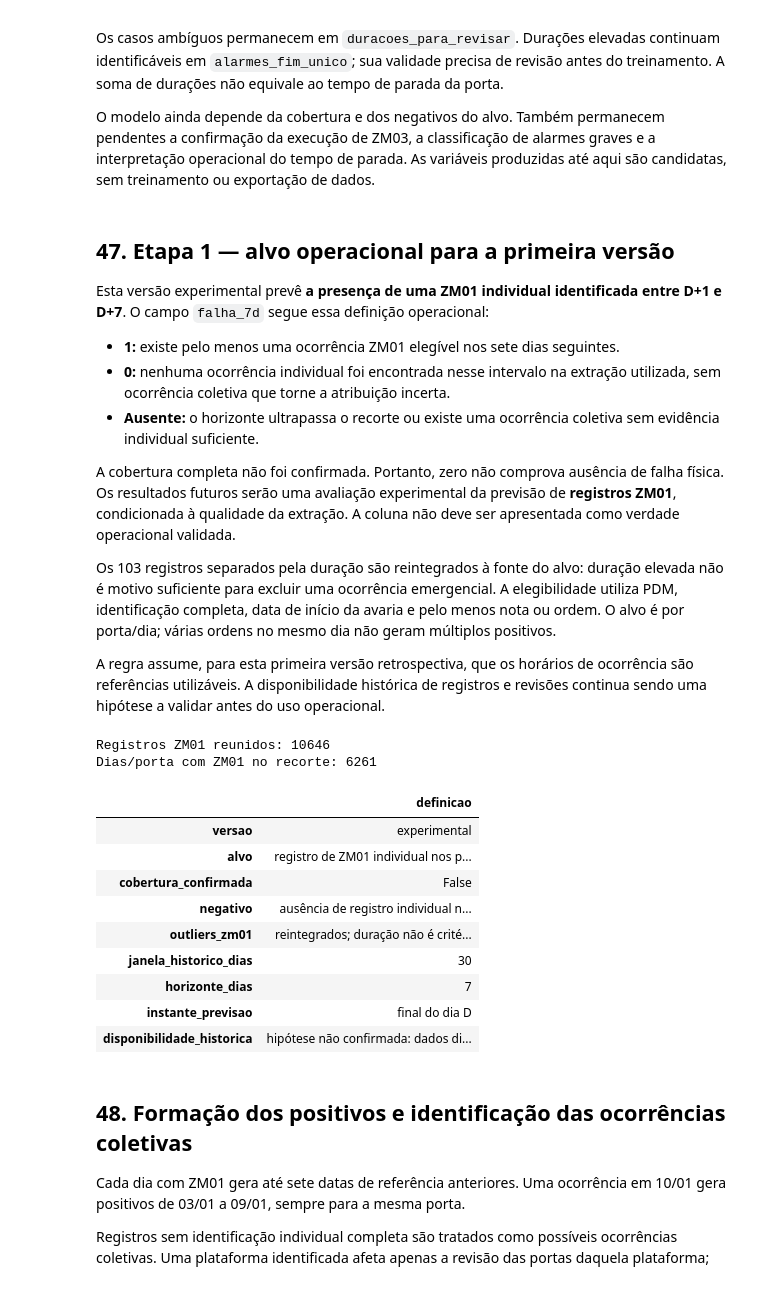
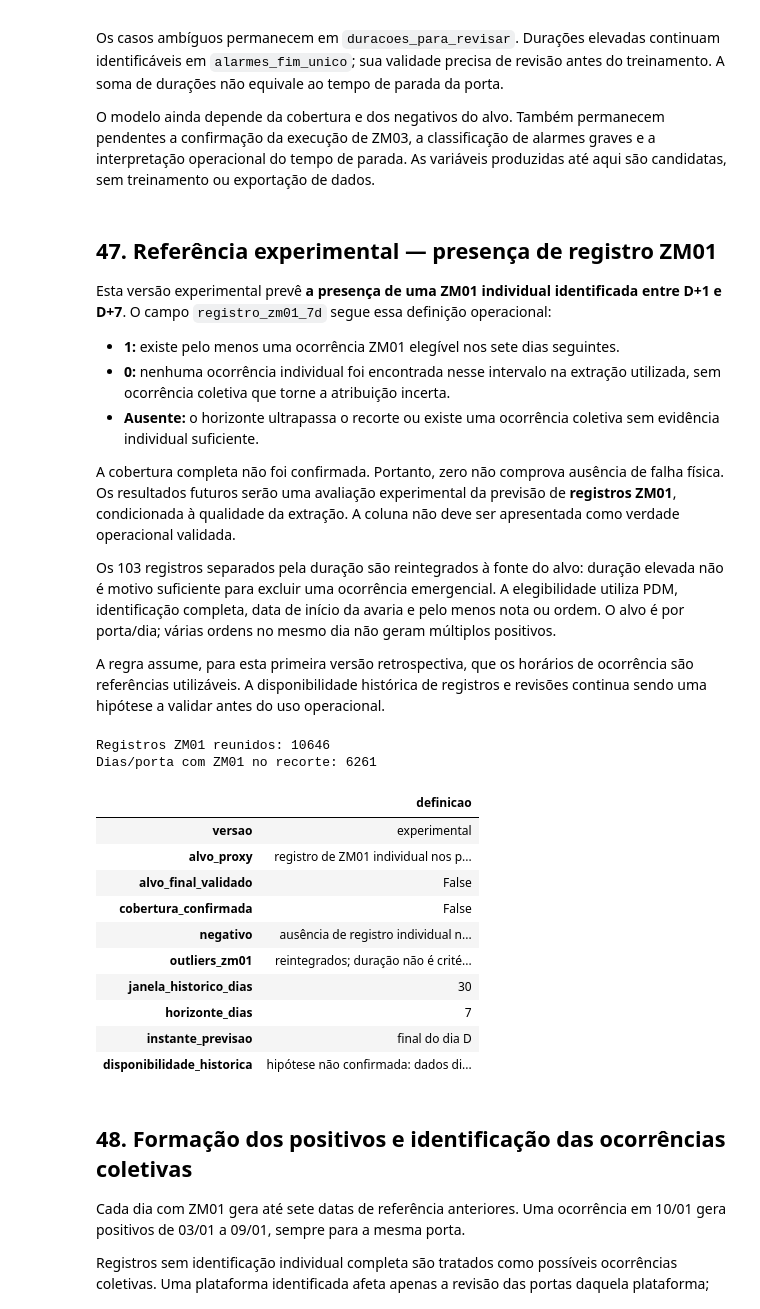
Before and after one commit to joaocardosodias/Lumem, a Jupyter notebook: models/modelo-rnn-1/01-criacao-tabela-mestra.ipynb, the cells around one changed output. Drawn from its saved outputs; the diff is of its cells as text; code cells hidden in the pictures.

```diff
--- a/models/modelo-rnn-1/01-criacao-tabela-mestra.ipynb
+++ b/models/modelo-rnn-1/01-criacao-tabela-mestra.ipynb
@@ -2673,9 +2675,9 @@ Os casos ambíguos permanecem em `duracoes_para_revisar`. Durações elevadas co
 
 O modelo ainda depende da cobertura e dos negativos do alvo. Também permanecem pendentes a confirmação da execução de ZM03, a classificação de alarmes graves e a interpretação operacional do tempo de parada. As variáveis produzidas até aqui são candidatas, sem treinamento ou exportação de dados.
 # %% [markdown]
-## 47. Etapa 1 — alvo operacional para a primeira versão
+## 47. Referência experimental — presença de registro ZM01
 
-Esta versão experimental prevê **a presença de uma ZM01 individual identificada entre D+1 e D+7**. O campo `falha_7d` segue essa definição operacional:
+Esta versão experimental prevê **a presença de uma ZM01 individual identificada entre D+1 e D+7**. O campo `registro_zm01_7d` segue essa definição operacional:
 
 - **1:** existe pelo menos uma ocorrência ZM01 elegível nos sete dias seguintes.
 - **0:** nenhuma ocorrência individual foi encontrada nesse intervalo na extração utilizada, sem ocorrência coletiva que torne a atribuição incerta.
@@ -2692,7 +2694,8 @@ DIAS_ALVO = 7
 
 configuracao_modelagem = {
     "versao": "experimental",
-    "alvo": "registro de ZM01 individual nos próximos 7 dias",
+    "alvo_proxy": "registro de ZM01 individual nos próximos 7 dias",
+    "alvo_final_validado": False,
     "cobertura_confirmada": False,
     "negativo": "ausência de registro individual na extração, sem ambiguidade coletiva",
     "outliers_zm01": "reintegrados; duração não é critério de exclusão de ocorrência",
@@ -2715,34 +2718,35 @@ fonte_zm01_alvo["data_avaria"] = pd.to_datetime(
 
 # A conferência evita resolver automaticamente ordens com versões conflitantes.
 variacoes_zm01_alvo = fonte_zm01_alvo.groupby("ordem")[[
     "local_de_instalacao", "inicio_avaria_datetime"
 ]].nunique(dropna=False)
 assert not variacoes_zm01_alvo.gt(1).any().any(), "Há ordens ZM01 divergentes para revisão."
 assert fonte_zm01_alvo["data_avaria"].notna().all(), "Há ZM01 sem data de início."
 assert fonte_zm01_alvo["estacao"].notna().all(), "Há ZM01 sem estação identificável."
 assert (fonte_zm01_alvo["nota"].notna() | fonte_zm01_alvo["ordem"].notna()).all()
 
 eventos_zm01_individuais = fonte_zm01_alvo.loc[
     fonte_zm01_alvo["tipo_ativo"].eq(TIPO_ATIVO)
     & fonte_zm01_alvo["chave_candidata"].notna()
     & fonte_zm01_alvo["data_avaria"].le(DATA_FIM),
     ["chave_candidata", "data_avaria"],
 ].drop_duplicates()
 
 eventos_zm01_no_recorte = eventos_zm01_individuais.loc[
     eventos_zm01_individuais["data_avaria"].between(DATA_INICIO, DATA_FIM)
 ].copy()
 assert eventos_zm01_no_recorte["chave_candidata"].isin(portas["chave_candidata"]).all()
 
 print("Registros ZM01 reunidos:", len(fonte_zm01_alvo))
 print("Dias/porta com ZM01 no recorte:", len(eventos_zm01_no_recorte))
 display(pd.Series(configuracao_modelagem, name="definicao").to_frame())
 # %% [output]
 Registros ZM01 reunidos: 10646
 Dias/porta com ZM01 no recorte: 6261
 |  | definicao |
 | versao | experimental |
-| alvo | registro de ZM01 individual nos p... |
+| alvo_proxy | registro de ZM01 individual nos p... |
+| alvo_final_validado | False |
 | cobertura_confirmada | False |
 | negativo | ausência de registro individual n... |
 | outliers_zm01 | reintegrados; duração não é crité... |
```
Also changed, not shown: parts of 30 cells of this notebook.
